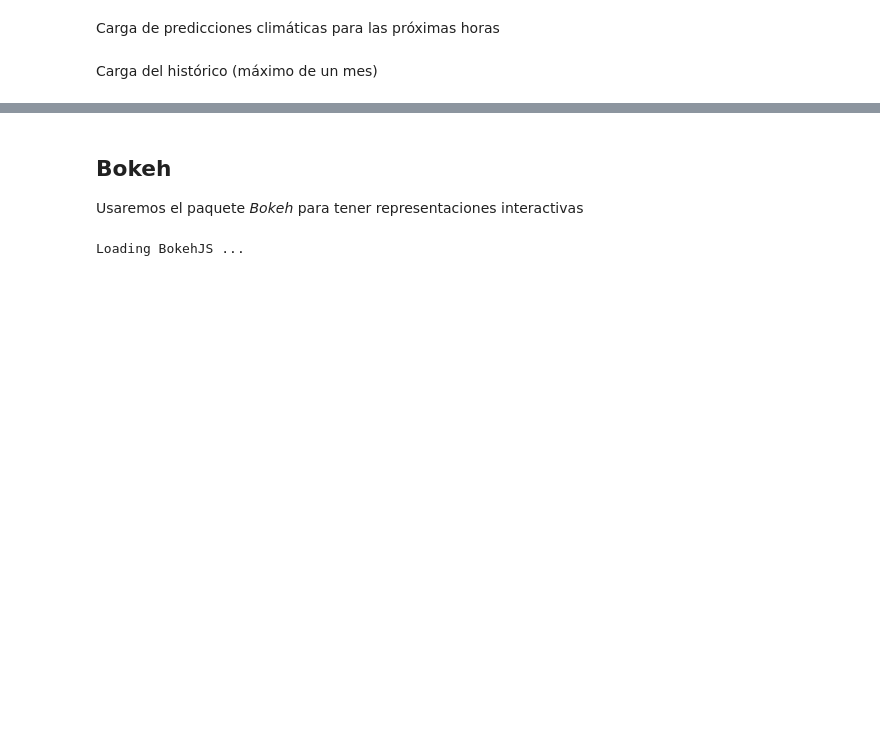
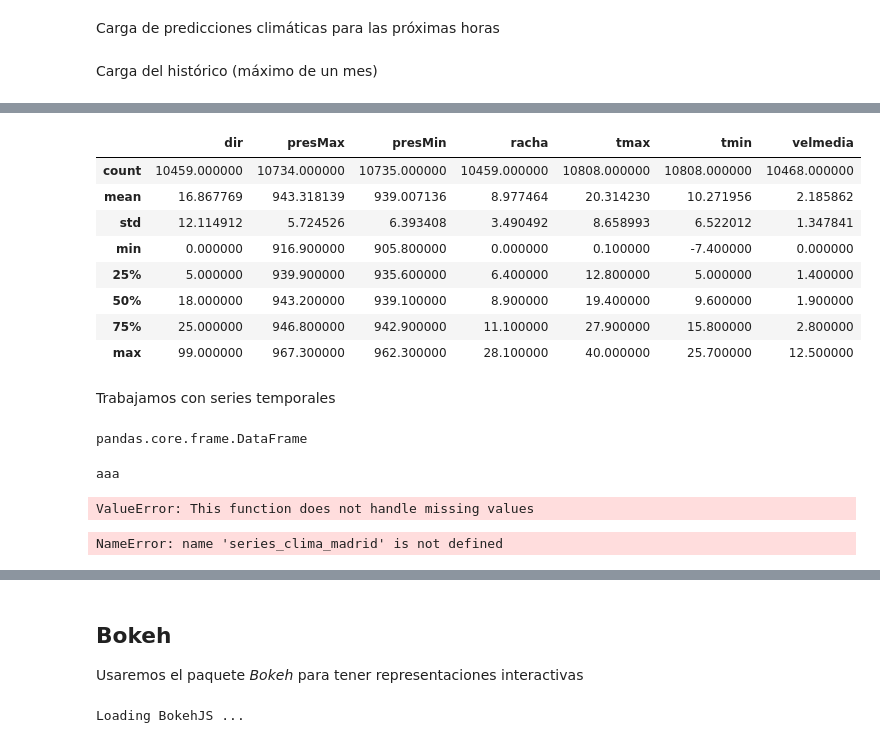
Before and after one commit to MAVelasco/Madrid-maps-with-Bokeh, a Jupyter notebook: climatologia_Madrid.ipynb, the cells around one changed output, grey strips where cells are left out. Saved outputs shown, nothing was run; the diff lists cells and outputs as text; code cells hidden in the pictures; blank space fills up the shorter version.

```diff
--- a/climatologia_Madrid.ipynb
+++ b/climatologia_Madrid.ipynb
@@ -151,0 +203,48 @@ To retain the current behavior and silence the warning, pass 'sort=True'.
+# %%
+df_clima_madrid.describe()
+# %% [output]
+|  | dir | presMax | presMin | racha | tmax | tmin | velmedia |
+| count | 10459.000000 | 10734.000000 | 10735.000000 | 10459.000000 | 10808.000000 | 10808.000000 | 10468.000000 |
+| mean | 16.867769 | 943.318139 | 939.007136 | 8.977464 | 20.314230 | 10.271956 | 2.185862 |
+| std | 12.114912 | 5.724526 | 6.393408 | 3.490492 | 8.658993 | 6.522012 | 1.347841 |
+| min | 0.000000 | 916.900000 | 905.800000 | 0.000000 | 0.100000 | -7.400000 | 0.000000 |
+| 25% | 5.000000 | 939.900000 | 935.600000 | 6.400000 | 12.800000 | 5.000000 | 1.400000 |
+| 50% | 18.000000 | 943.200000 | 939.100000 | 8.900000 | 19.400000 | 9.600000 | 1.900000 |
+| 75% | 25.000000 | 946.800000 | 942.900000 | 11.100000 | 27.900000 | 15.800000 | 2.800000 |
+| max | 99.000000 | 967.300000 | 962.300000 | 28.100000 | 40.000000 | 25.700000 | 12.500000 |
+# %% [markdown]
+Trabajamos con series temporales
+# %%
+series_tmax = pd.Series()
+series_tmax = df_clima_madrid[['tmax']]
+type(series_tmax)
+# %% [output]
+pandas.core.frame.DataFrame
+# %%
+import statsmodels.api as sm
+from statsmodels.tsa.stattools import acf
+from statsmodels.tsa.stattools import pacf
+from statsmodels.tsa.seasonal import seasonal_decompose
+import matplotlib.pyplot as plt
+import numpy as np
+
+series_tmax = pd.Series()
+series_tmax = df_clima_madrid[['tmax']]
+#print(series_tmax)
+#print(series_tmax.loc[:, series_tmax.isnull().any()])
+
+#series_tmax.iloc[:,:].str.replace(',', '').astype(float)
+
+#series_clima_madrid[['prec'].head()
+
+print("aaa" )
+#print(series_tmax.loc[:, series_tmax.isnull().any()])
+
+#Realizamos la descomposicion en componentes
+decomposition = seasonal_decompose(series_tmax, freq=365)
+fig = plt.figure()
+fig = decomposition.plot()
+fig.set_size_inches(15, 8)
+# %% [output]
+aaa
+ValueError: This function does not handle missing values
@@ -151,0 +253,4 @@ To retain the current behavior and silence the warning, pass 'sort=True'.
+# %%
+series_clima_madrid = series_clima_madrid.query('fecha != "NaT"')
+# %% [output]
+NameError: name 'series_clima_madrid' is not defined
```
Also changed, not shown: parts of 22 cells of this notebook, 2 other files.
